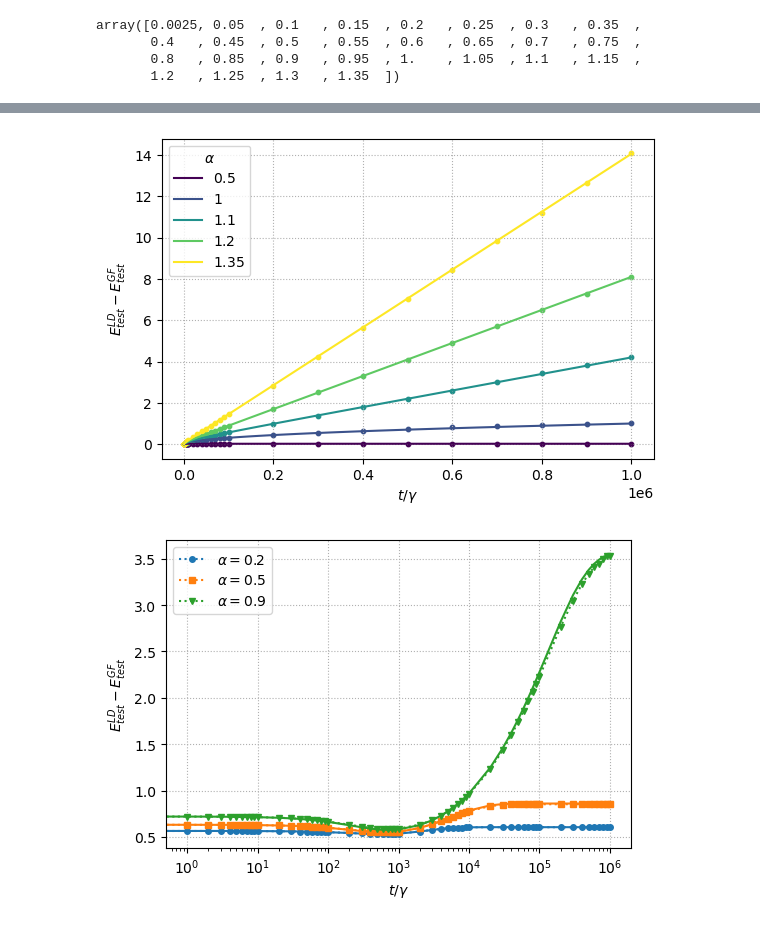
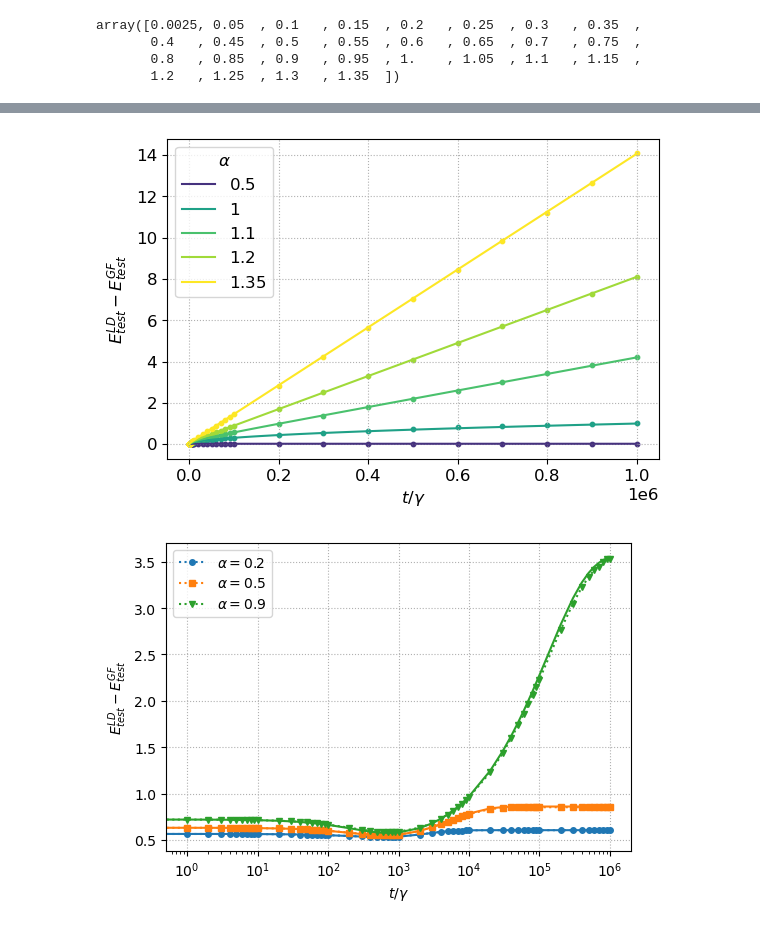
Before and after one commit to feathernox/sgf_dyn, a Jupyter notebook: notebooks/ld_gf.ipynb, the cells around one changed output, grey strips where cells are left out. Saved outputs shown, nothing was run; the diff lists cells and outputs as text; code cells hidden in the pictures.

```diff
--- a/notebooks/ld_gf.ipynb
+++ b/notebooks/ld_gf.ipynb
@@ -8,6 +8,7 @@ import pandas as pd
 import matplotlib as mpl
 rc_params = {
     'figure.figsize': (6, 4),
+    "font.size": 12,
     # 'text.usetex': True,
 }
 
@@ -518,11 +519,12 @@ fig.savefig(os.path.join(IMAGE_DIR, f'ld_gf_diff_t_od.pdf')) # bbox_inches='tigh
 # %%
-ALPHA_VALS_CHOSEN = [0.2, 0.5, 0.8, 0.9, 1, 1.1, 1.2, 1.35]
+# ALPHA_VALS_CHOSEN = [0.2, 0.5, 0.8, 0.9, 1, 1.1, 1.2, 1.35]
+ALPHA_SET = [0.2, 0.5, 0.9, 1.1, 1.35]
 
 T_VALS_LD = np.logspace(0, 6, 100).astype(int)
 
 sgf_gf_diff_t_emp = []
 sgf_gf_diff_t_th = []
-for alpha in ALPHA_VALS_CHOSEN:
+for alpha in ALPHA_SET:
     sgf_gf_diff_t_emp.append(df_diff_sgd_gd.loc[alpha])
     sgf_gf_diff_t_th.append(get_z_covariation(alpha, psi, l2, T_VALS_LD * lr, betadiff2))
 
@@ -530,7 +532,7 @@ sgf_gf_diff_t_emp = np.stack(sgf_gf_diff_t_emp)
 sgf_gf_diff_t_th = np.stack(sgf_gf_diff_t_th)
 # ld_gf_od_diff_t_th = epsilon * get_ld_z_covariance(ALPHA_VALS_CHOSEN, T_VALS_LD * lr, only_data_space=True) / (2 * psi)
 # %%
-ALPHA_SET = set([0.2, 0.5, 0.9, 1.1, 1.35])
+ALPHA_SET = [0.2, 0.5, 0.9, 1.1, 1.35]
 
 fig, ax = plt.subplots()
 
@@ -541,16 +543,16 @@ n_colors = len(ALPHA_VALS_CHOSEN)  # number of trajectories / curves
 colors = cmap(np.linspace(0, 1, n_colors))
 
 # ALPHA_MARKERS = ["o", "s", "v", "h", "p"]
-for i, alpha in enumerate(ALPHA_VALS_CHOSEN):
-    if alpha in ALPHA_SET:
-        line = ax.plot(T_VALS_LD, sgf_gf_diff_t_th[i] / psi,
-                    label=f'${alpha}$', c=colors[i])
+for i, alpha in enumerate(ALPHA_SET):
+    i_color = ALPHA_VALS_CHOSEN.index(alpha)
+    line = ax.plot(T_VALS_LD, sgf_gf_diff_t_th[i] / psi,
+                label=f'${alpha}$', c=colors[i_color])
 
-        ax.scatter(plot_list, sgf_gf_diff_t_emp[i], # marker=ALPHA_MARKERS[i],
-                    s=10,  color=line[0].get_color())
+    ax.scatter(plot_list, sgf_gf_diff_t_emp[i], # marker=ALPHA_MARKERS[i],
+                s=10,  color=line[0].get_color())
 
 
-ax.legend(title='$\\alpha$')
+ax.legend(title='$\\alpha$', loc="upper left")
 ax.set_xscale('log')
 ax.set_xlabel("$t / \\gamma$")
 ax.set_ylabel(SGF_GF_DIFF_LABEL)
@@ -558,5 +560,5 @@ ax.set_ylabel(SGF_GF_DIFF_LABEL)
 # ax.set_ylim(-0.01, 0.3)
 ax.grid(ls=":")
 fig.subplots_adjust(left=0.15, right=0.97, bottom=0.15, top=0.95)
-fig.savefig(os.path.join(IMAGE_DIR, f'sgf_gf_diff_t.pdf')) # bbox_inches='tight')
+fig.savefig(os.path.join(IMAGE_DIR, f'sgf_gf_diff_t_new.pdf')) # bbox_inches='tight')
 # %% [output]
@@ -564,45 +566,45 @@ fig.savefig(os.path.join(IMAGE_DIR, f'sgf_gf_diff_t.pdf')) # bbox_inches='tight'
 # %%
-ALPHA_VALS_CHOSEN = [  0.5,  1, 1.1, 1.2, 1.35]
+ALPHA_SET = [0.5,  1, 1.1, 1.2, 1.35]
 
 ld_gf_diff_t_emp = []
-for alpha in ALPHA_VALS_CHOSEN:
+for alpha in ALPHA_SET:
     ld_gf_diff_t_emp.append(df_diff_ld_gd.loc[alpha])
 ld_gf_diff_t_emp = np.stack(ld_gf_diff_t_emp)
 
 T_VALS_LD = np.logspace(0, 6, 100).astype(int)
-ld_gf_diff_t_th = epsilon * get_ld_z_covariance(ALPHA_VALS_CHOSEN, T_VALS_LD * lr) / (2 * psi)
+ld_gf_diff_t_th = epsilon * get_ld_z_covariance(ALPHA_SET, T_VALS_LD * lr) / (2 * psi)
 
 
 
 fig, ax = plt.subplots()
 
 
 cmap = plt.get_cmap("viridis")
 n_colors = len(ALPHA_VALS_CHOSEN)  # number of trajectories / curves
 
 colors = cmap(np.linspace(0, 1, n_colors))
 
 # ALPHA_MARKERS = ["o", "s", "v", "h", "p"]
-for i, alpha in enumerate(ALPHA_VALS_CHOSEN):
-
+for i, alpha in enumerate(ALPHA_SET):
+    i_color = ALPHA_VALS_CHOSEN.index(alpha)
     line = ax.plot(T_VALS_LD, ld_gf_diff_t_th[i],
-                   label=f'${alpha}$', c=colors[i])
+                label=f'${alpha}$', c=colors[i_color])
 
     ax.scatter(plot_list, ld_gf_diff_t_emp[i], # marker=ALPHA_MARKERS[i],
                 s=10,  color=line[0].get_color())
 
 
 ax.legend(title='$\\alpha$')
 # ax.set_xscale('log')
 ax.set_xlabel("$t / \\gamma$")
 ax.set_ylabel(LD_GF_DIFF_LABEL)
 # ax.set_ylim(-0.005, 0.03)
 # ax.set_ylim(-0.01, 1)
 ax.grid(ls=":")
 fig.subplots_adjust(left=0.15, right=0.97, bottom=0.15, top=0.95)
-fig.savefig(os.path.join(IMAGE_DIR, f'ld_gf_diff_t.pdf')) # bbox_inches='tight')
+fig.savefig(os.path.join(IMAGE_DIR, f'ld_gf_diff_t_new.pdf')) # bbox_inches='tight')
 # %% [output]
-[figure, old version]
+[figure, new version]
 # %%
 ALPHA_VALS_CHOSEN = [0.2, 0.5, 0.9, 1.1, 1.35]
 
```
Also changed, not shown: parts of 6 cells of this notebook, 1 other file.
